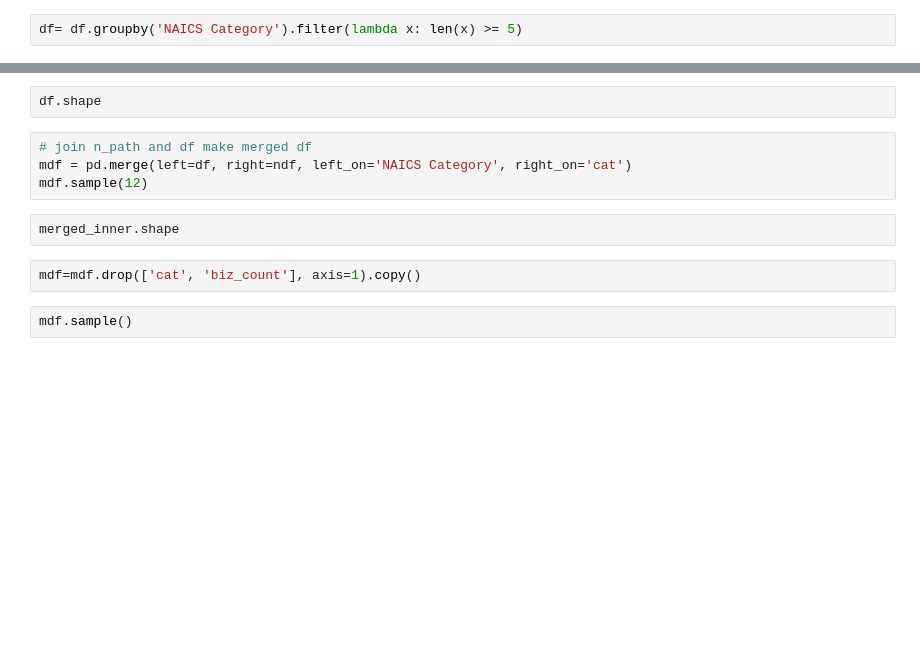
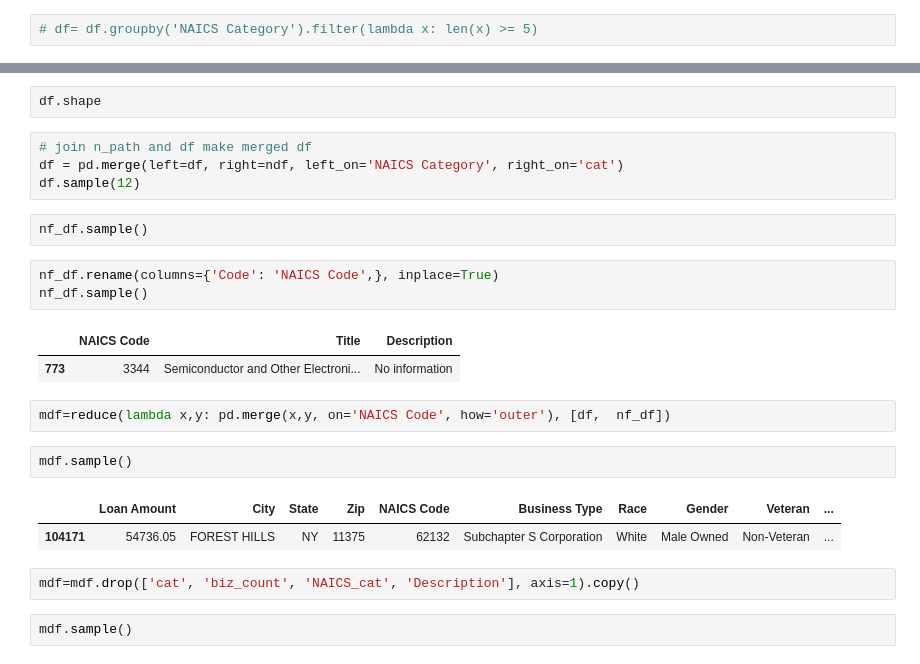
Before and after one commit to sherirosalia/cash_for_covid_clean_machine_pipeline, a Jupyter notebook: pandas_csv_cleaning/cat_desc_normalize.ipynb, the cells around one changed output, grey strips where cells are left out. Cells and saved outputs as stored; diff of their text form; blank space fills up the shorter version.

```diff
--- a/pandas_csv_cleaning/cat_desc_normalize.ipynb
+++ b/pandas_csv_cleaning/cat_desc_normalize.ipynb
@@ -104,7 +171,7 @@ df['Bank'].value_counts()
 # %%
 df.sample(3)
 # %%
-df= df.groupby('NAICS Category').filter(lambda x: len(x) >= 5)
+# df= df.groupby('NAICS Category').filter(lambda x: len(x) >= 5)
 # %%
 # df.dropna(inplace=True)
 df.head(1)
@@ -112,12 +179,25 @@ df.head(1)
 df.shape
 # %%
 # join n_path and df make merged df
-mdf = pd.merge(left=df, right=ndf, left_on='NAICS Category', right_on='cat')
-mdf.sample(12)
+df = pd.merge(left=df, right=ndf, left_on='NAICS Category', right_on='cat')
+df.sample(12)
-# %%
-merged_inner.shape
+# %%
+nf_df.sample()
+# %%
+nf_df.rename(columns={'Code': 'NAICS Code',}, inplace=True)
+nf_df.sample()
+# %% [output]
+|  | NAICS Code | Title | Description |
+| 773 | 3344 | Semiconductor and Other Electroni... | No information |
+# %%
+mdf=reduce(lambda x,y: pd.merge(x,y, on='NAICS Code', how='outer'), [df,  nf_df])
+# %%
+mdf.sample()
+# %% [output]
+|  | Loan Amount | City | State | Zip | NAICS Code | Business Type | Race | Gender | Veteran | ... |
+| 104171 | 54736.05 | FOREST HILLS | NY | 11375 | 62132 | Subchapter S Corporation | White | Male Owned | Non-Veteran | ... |
 # %%
-mdf=mdf.drop(['cat', 'biz_count'], axis=1).copy()
+mdf=mdf.drop(['cat', 'biz_count', 'NAICS_cat', 'Description'], axis=1).copy()
 # %%
 mdf.sample()
 # %%
```
Also changed, not shown: parts of 31 cells of this notebook.
